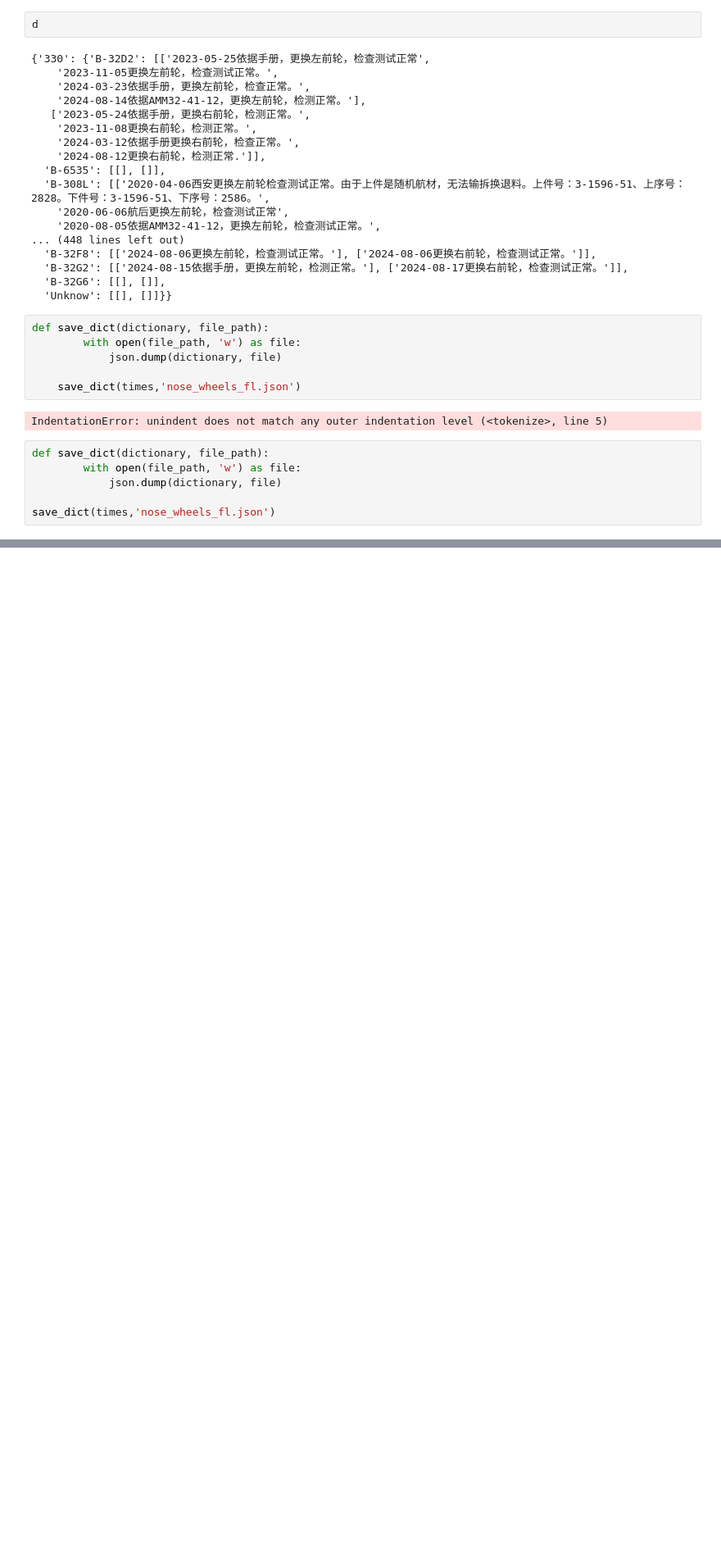
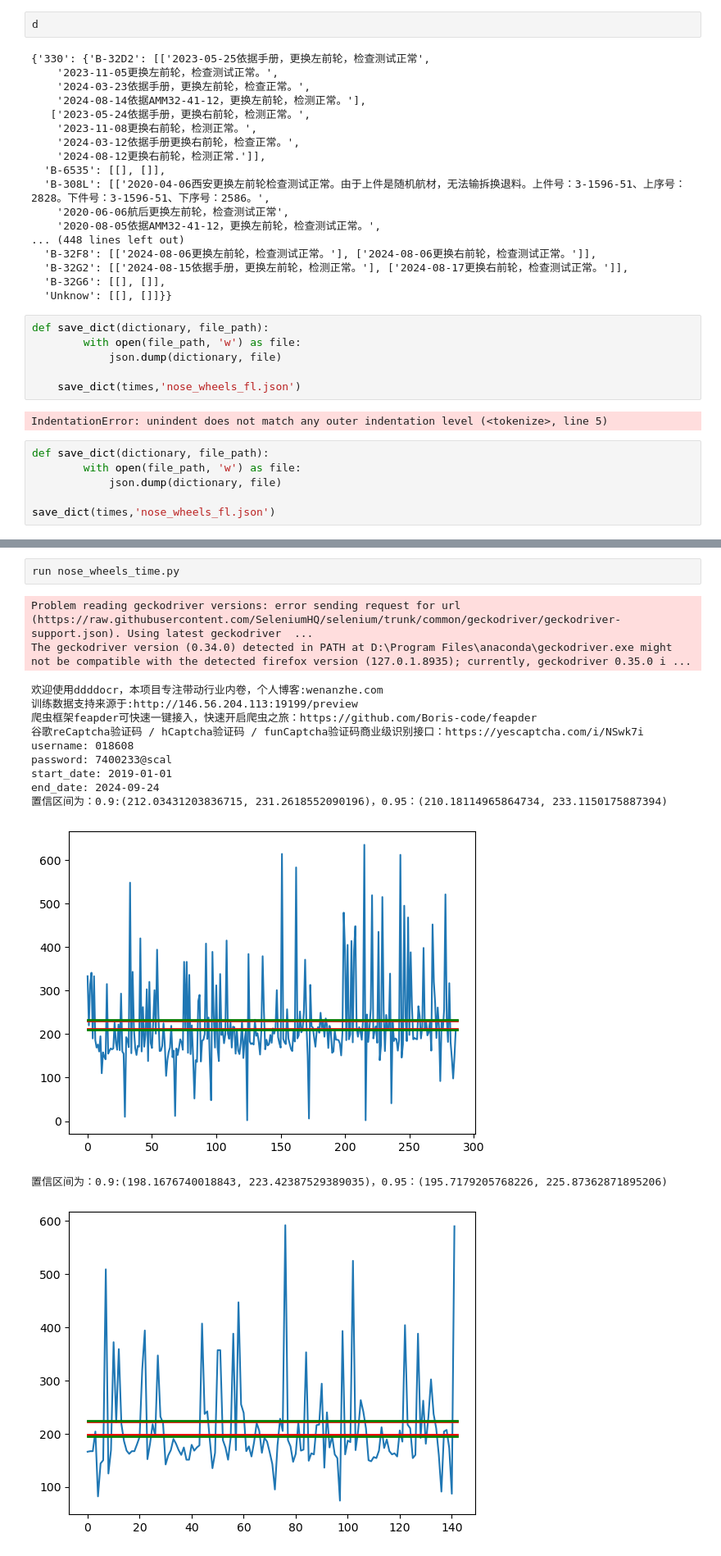
Before and after one commit to makejeef/amro, a Jupyter notebook: fl_data.ipynb, the cells around one changed output, grey strips where cells are left out. Shown at 82% size. Saved outputs shown, nothing was run; the diff lists cells and outputs as text; blank space fills up the shorter version.

```diff
--- a/fl_data.ipynb
+++ b/fl_data.ipynb
@@ -831,0 +915,17 @@ save_dict(times,'nose_wheels_fl.json')
+# %%
+run nose_wheels_time.py
+# %% [output]
+Problem reading geckodriver versions: error sending request for url (https://raw.githubusercontent.com/SeleniumHQ/selenium/trunk/common/geckodriver/geckodriver-support.json). Using latest geckodriver  ...
+The geckodriver version (0.34.0) detected in PATH at D:\Program Files\anaconda\geckodriver.exe might not be compatible with the detected firefox version (127.0.1.8935); currently, geckodriver 0.35.0 i ...
+欢迎使用ddddocr，本项目专注带动行业内卷，个人博客:wenanzhe.com
+训练数据支持来源于:http://146.56.204.113:19199/preview
+爬虫框架feapder可快速一键接入，快速开启爬虫之旅：https://github.com/Boris-code/feapder
+谷歌reCaptcha验证码 / hCaptcha验证码 / funCaptcha验证码商业级识别接口：https://yescaptcha.com/i/NSwk7i
+username: 018608
+password: 7400233@scal
+start_date: 2019-01-01
+end_date: 2024-09-24
+置信区间为：0.9:(212.03431203836715, 231.2618552090196)，0.95：(210.18114965864734, 233.1150175887394)
+[figure, added]
+置信区间为：0.9:(198.1676740018843, 223.42387529389035)，0.95：(195.7179205768226, 225.87362871895206)
+[figure, added]
```
Also changed, not shown: parts of 42 cells of this notebook, 11 other files.
